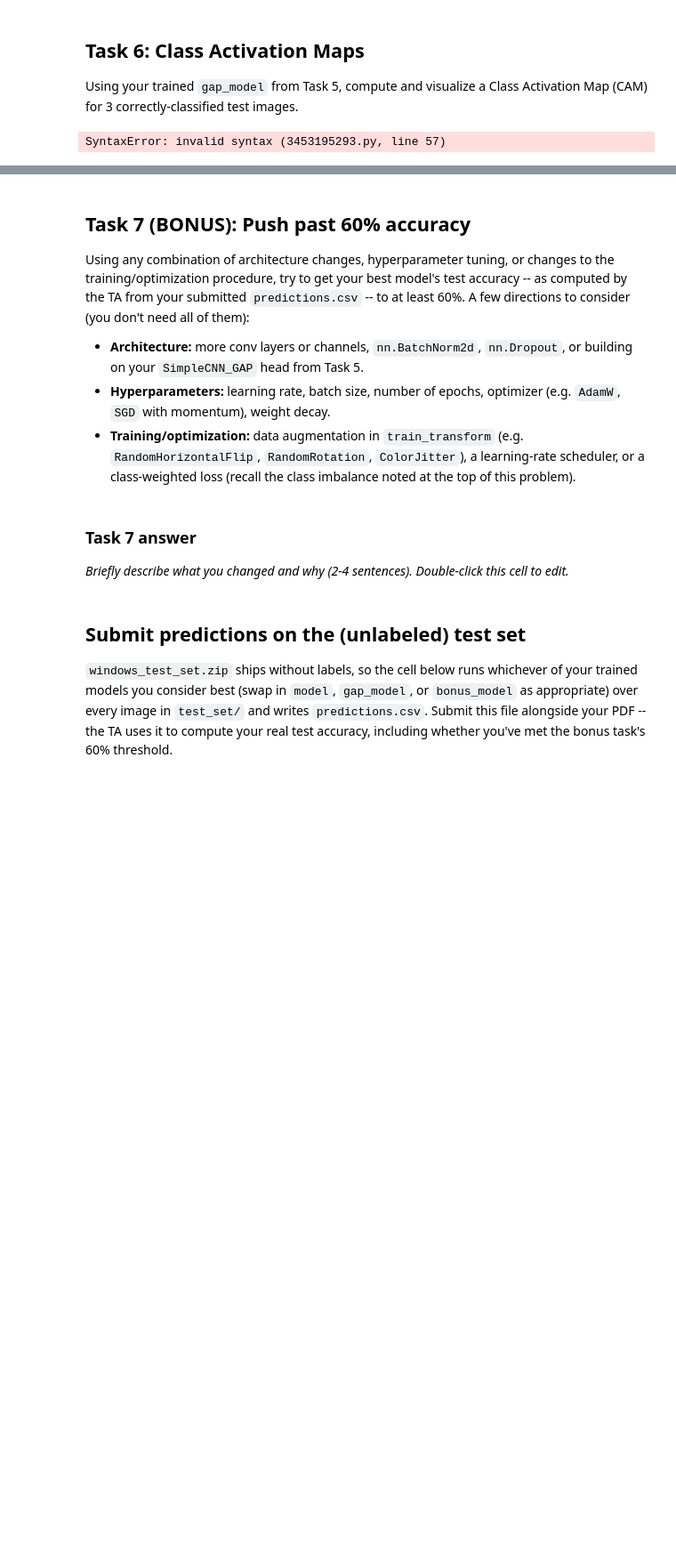
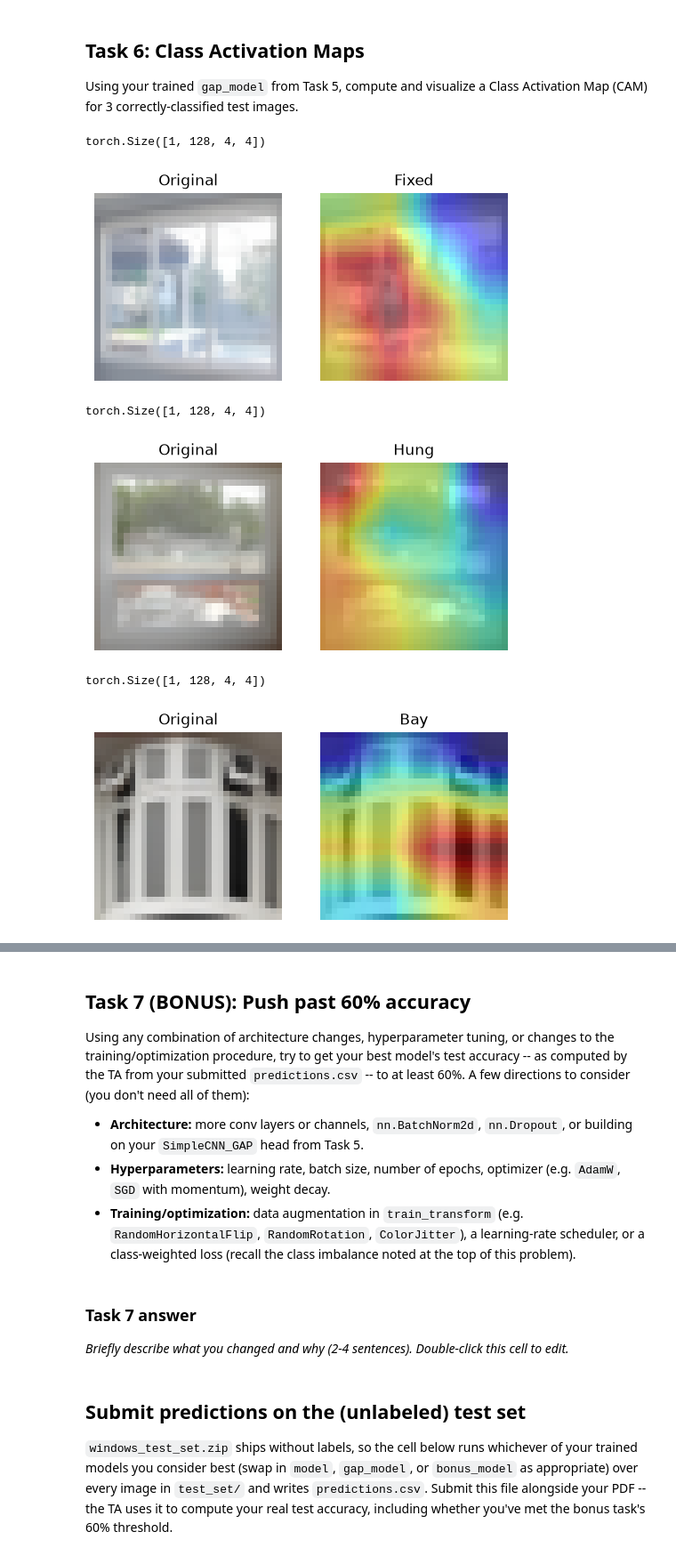
Before and after one commit to montmatt/cs541_hw4, a Jupyter notebook: HW4_matthew_montero.ipynb, the cells around one changed output, grey strips where cells are left out. Shown at 89% size. Saved outputs shown, nothing was run; the diff lists cells and outputs as text; code cells hidden in the pictures; blank space fills up the shorter version.

```diff
--- a/HW4_matthew_montero.ipynb
+++ b/HW4_matthew_montero.ipynb
@@ -368,57 +393,95 @@ def compute_cam(gap_model, image, predicted_class):
         # 1. Run `image` through conv1/pool, conv2/pool, conv3/pool
         #    (same three lines as in gap_model.forward) to get the last
         #    conv feature map `fmap`, shape (1, 128, 4, 4).
-        #
+        x_conv1_relu_pool = gap_model.pool(torch.relu(gap_model.conv1(image)))
+        x_conv2_relu_pool = gap_model.pool(torch.relu(gap_model.conv2(x_conv1_relu_pool)))
+        fmap = gap_model.pool(torch.relu(gap_model.conv3(x_conv2_relu_pool)))
+        print(fmap.shape)
+
         # 2. Get the weight vector for `predicted_class` from the GAP
         #    model's final linear layer: gap_model.fc.weight has shape
         #    (num_classes, 128); gap_model.fc.weight[predicted_class]
         #    has shape (128,).
-        #
+        weight = gap_model.fc.weight[predicted_class]
+
         # 3. Compute the CAM as a weighted sum, over the 128 channels,
         #    of `fmap` using those weights -- i.e., for each of the 16
         #    (4x4) spatial positions: sum_k weight[k] * fmap[0, k, :, :].
         #    (Hint: torch.einsum('k,khw->hw', weight, fmap[0]) does this
         #    in one line; a broadcasted multiply + sum over dim 0 also
         #    works.)
+        cam = torch.einsum("k,khw->hw", weight, fmap[0])
+
         # END YOUR CODE HERE
         return cam  # shape (4, 4)
 
 def show_cam_overlay(image_tensor, cam, predicted_class, ax=None):
     """Upsamples `cam` to the image's resolution and overlays it as a heatmap.
     Uses `class_names` (loaded earlier from the dataset's folder names) to
     title the figure with a human-readable label instead of a raw index."""
     if ax is None:
         _, ax = plt.subplots(figsize=(1.5, 1.5))
     # BEGIN YOUR CODE HERE (~5-8 lines)
     # 1. Upsample `cam` (4x4) to (32, 32), e.g.:
-    #    cam_up = F.interpolate(cam.view(1, 1, 4, 4), size=(32, 32),
-    #                            mode='bilinear', align_corners=False)
-    #    cam_up = cam_up.squeeze()
+    cam_up = F.interpolate(cam.view(1, 1, 4, 4), size=(32, 32),
+                            mode='bilinear', align_corners=False)
+    cam_up = cam_up.squeeze()
+
     # 2. Normalize cam_up to [0, 1] (e.g., (cam_up - cam_up.min()) /
     #    (cam_up.max() - cam_up.min() + 1e-8)) so it displays as a
     #    sensible heatmap regardless of the raw CAM value range.
+    cam_up = (cam_up - cam_up.min()) / (cam_up.max() - cam_up.min() + 1e-8)
+
     # 3. Un-normalize `image_tensor` back to a displayable [0, 1] image
     #    (recall we normalized with mean=std=0.5, so displayed_img =
-    #    image_tensor * 0.5 + 0.5), then:
-    #    ax.imshow(displayed_img.permute(1, 2, 0).numpy())
-    #    ax.imshow(cam_up.detach().numpy(), alpha=0.5, cmap='jet')
+    #    image_tensor * 0.5 + 0.5)
+    displayed_img = image_tensor * 0.5 + 0.5
+    ax.imshow(displayed_img.permute(1, 2, 0).numpy())
+    ax.imshow(cam_up.detach().numpy(), alpha=0.5, cmap='jet')
+
     # END YOUR CODE HERE
     ax.set_title(class_names[predicted_class])
     ax.axis('off')
 
 # Pick 3+ correctly-classified test images (ideally from different
 # predicted class), call compute_cam + show_cam_overlay(..., predicted_class)
 # on each, and include the resulting figures in your submission.
+selected = 0
+selected_classes = set()
 for inputs, labels in val_loader:
     # BEGIN YOUR CODE HERE
-    outputs =
-    _, predicted =
+    outputs = gap_model(inputs)
+    _, predicted = torch.max(outputs, 1)
     # END YOUR CODE HERE
     for i in range(len(labels)):
         # BEGIN YOUR CODE HERE (~6 lines)
+        predicted_class = predicted[i].item()
+        if selected < 3 and predicted_class not in selected_classes and predicted_class == labels[i]:
+            image = inputs[i]
+            cam = compute_cam(gap_model, image, predicted_class)
+
+            fig, axes = plt.subplots(1, 2, figsize=(6, 3))
+
+            displayed_img = image * 0.5 + 0.5
+
+            axes[0].imshow(displayed_img.permute(1, 2, 0).numpy())
+            axes[0].set_title("Original")
+            axes[0].axis("off")
+
+            show_cam_overlay(image, cam, predicted_class, ax=axes[1])
+
+            plt.show()
+
+            selected_classes.add(predicted_class)
+            selected += 1
         # END YOUR CODE HERE
 # %% [output]
-SyntaxError: invalid syntax (3453195293.py, line 57)
+torch.Size([1, 128, 4, 4])
+[figure, added]
+torch.Size([1, 128, 4, 4])
+[figure, added]
+torch.Size([1, 128, 4, 4])
+[figure, added]
 # %%
 # Save your trained GAP model's weights (e.g. to include in your
 # submission, or to reload later without retraining).
```
Also changed, not shown: parts of 6 cells of this notebook, 2 other files.
